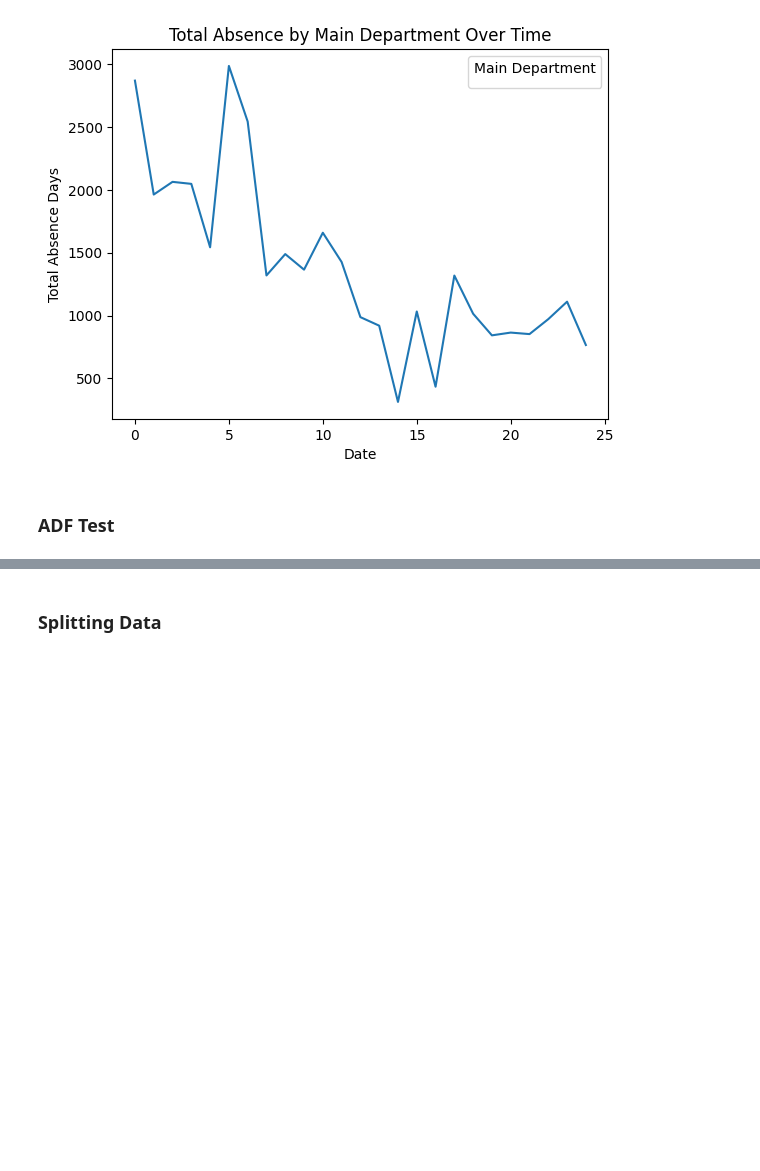
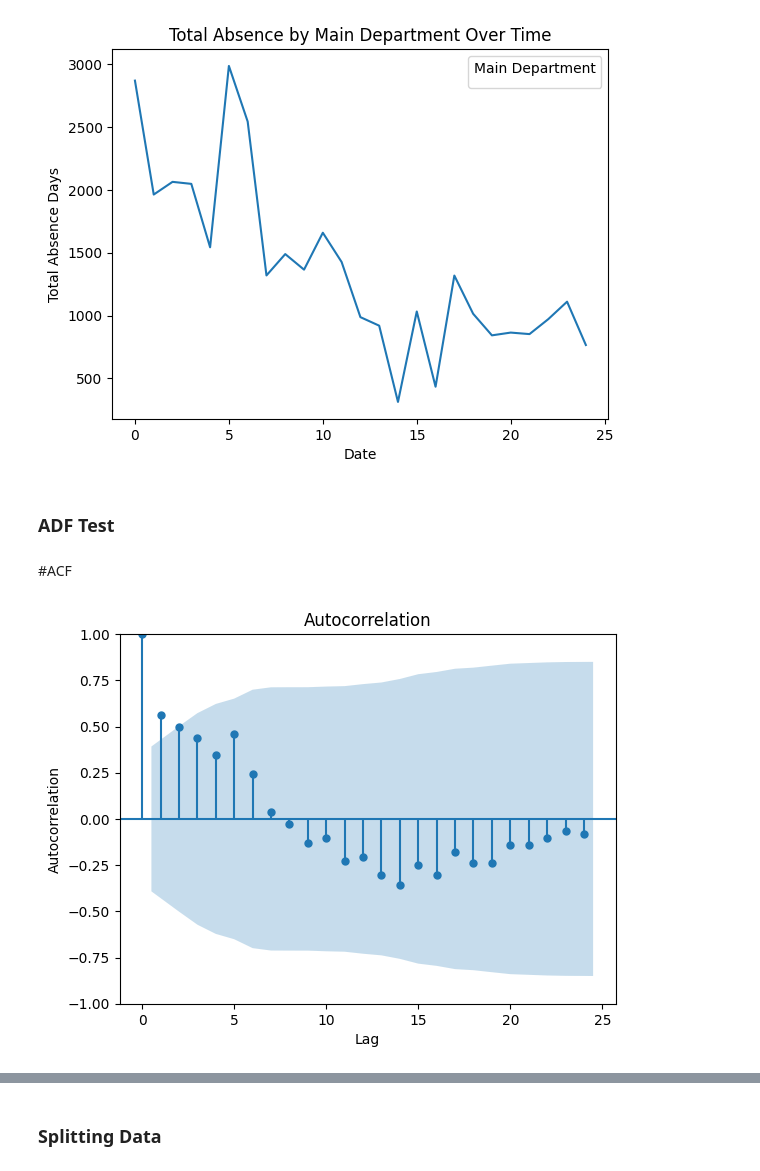
Before and after one commit to DSGP-Group-1-EAPS/SL-Apparel-Dataset, a Jupyter notebook: ARIMA_and_SARIMA_for_Sewing.ipynb, the cells around one changed output, grey strips where cells are left out. Drawn from its saved outputs; the diff is of its cells as text; code cells hidden in the pictures; blank space fills up the shorter version.

```diff
--- a/ARIMA_and_SARIMA_for_Sewing.ipynb
+++ b/ARIMA_and_SARIMA_for_Sewing.ipynb
@@ -142,3 +144,13 @@ def adf_test(timeseries):
     print('Critical Values:')
     for key, value in result[4].items():
         print('\t%s: %.3f' % (key, value))
+# %% [markdown]
+#ACF
+# %%
+# Plot ACF
+plot_acf(total_absence_by_main_dept['totalAbsence'], lags=24)
+plt.xlabel('Lag')
+plt.ylabel('Autocorrelation')
+plt.show()
+# %% [output]
+[figure, added]
```
Also changed, not shown: parts of 8 cells of this notebook.
